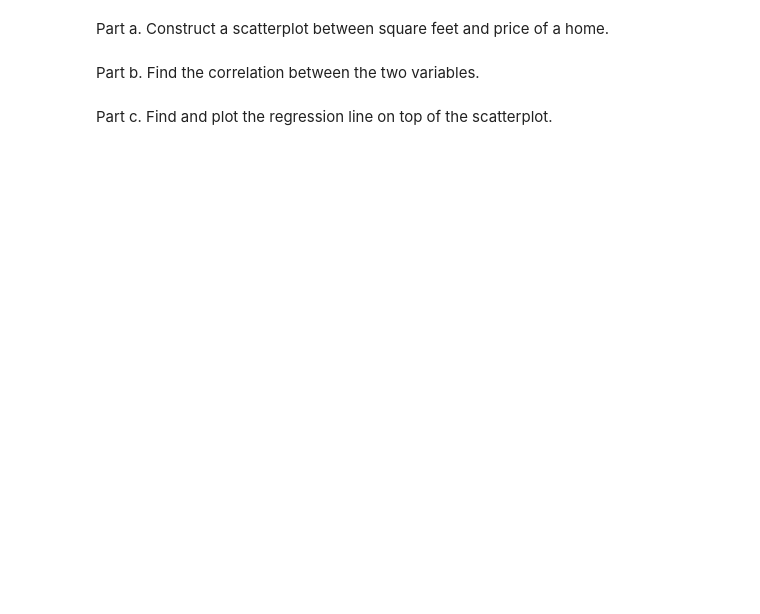
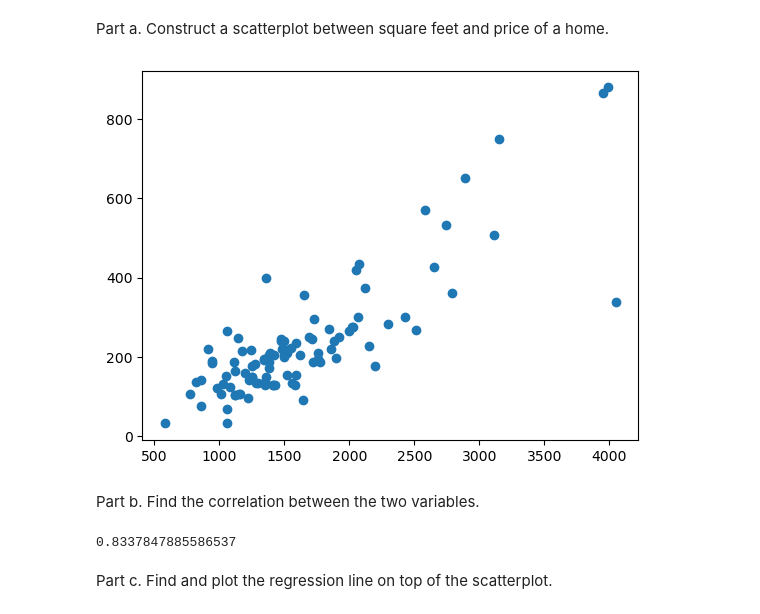
Before and after one commit to stat220/stat-220-hw1-nelsons502, a Jupyter notebook: Stat_220_HW1.ipynb, the cells around one changed output. Saved outputs shown, nothing was run; the diff lists cells and outputs as text; code cells hidden in the pictures; blank space fills up the shorter version.

```diff
--- a/Stat_220_HW1.ipynb
+++ b/Stat_220_HW1.ipynb
@@ -87,4 +127,5 @@ Part c. Now include the observation for D.C. and recalculate the mean, median, a
 **Problem 4**. Read in the Houses data file using the following code.  The variables include price (thousands of dollars), size (square feet), tax bill (dollars), number of bathrooms, number of bedrooms, and whether the house is new (1 = yes, 0 = no) for 100 home sales in Gainesville, Florida. Let
 y = selling price and x = size of home.
 # %%
-houses = pd.read_csv("https://stat4ds.rwth-aachen.de/data/Houses.dat")
+houses = pd.read_fwf("https://stat4ds.rwth-aachen.de/data/Houses.dat")
+display(houses)
@@ -91,6 +146,18 @@ houses = pd.read_csv("https://stat4ds.rwth-aachen.de/data/Houses.dat")
 # %% [markdown]
 Part a. Construct a scatterplot between square feet and price of a home.
+# %%
+x = houses['size']
+y = houses['price']
+
+plt.scatter(x,y)
+plt.show()
+# %% [output]
+[figure, added]
 # %% [markdown]
 Part b. Find the correlation between the two variables.
+# %%
+houses['size'].corr(houses['price'])
+# %% [output]
+0.8337847885586537
 # %% [markdown]
 Part c. Find and plot the regression line on top of the scatterplot.
```
Also changed, not shown: parts of 13 cells of this notebook.
